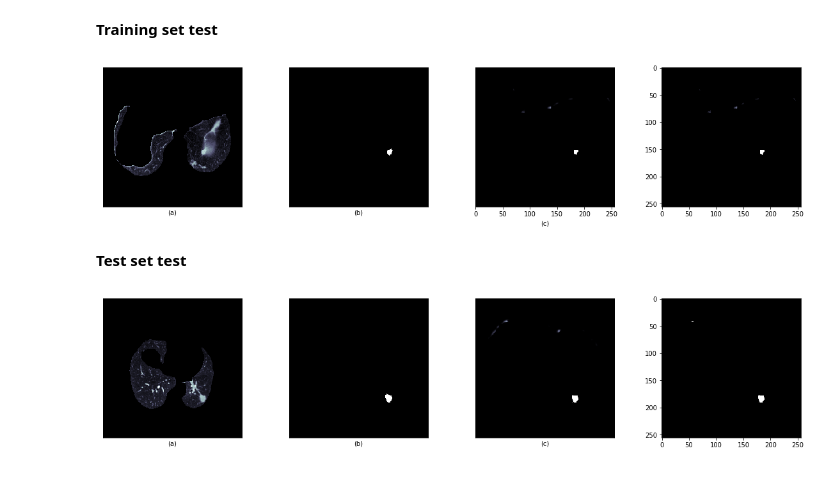
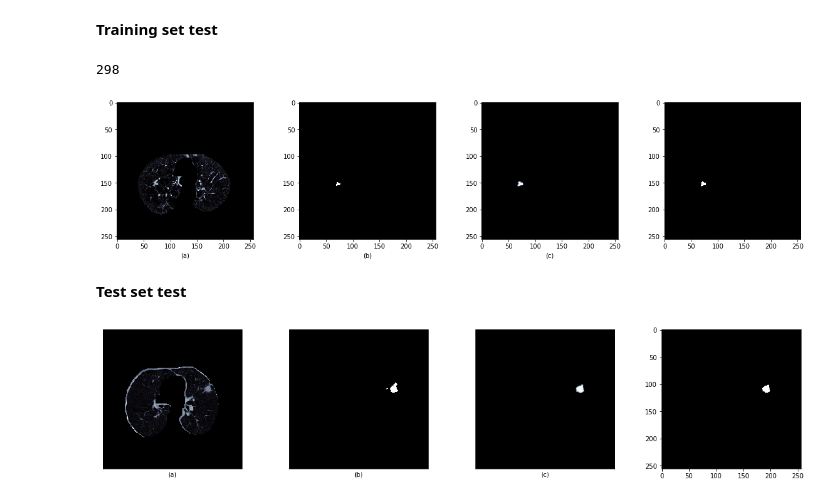
Before and after one commit to maggiebasta/lung-cancer-thesis, a Jupyter notebook: unet_2d/trainUnet.ipynb, the cells around one changed output. Drawn from its saved outputs; the diff is of its cells as text; code cells hidden in the pictures.

Commit message:
updating models

```diff
--- a/unet_2d/trainUnet.ipynb
+++ b/unet_2d/trainUnet.ipynb
@@ -85,18 +74,19 @@ show_augmentation('data/train/label/2.tif', label_generator_train, n_rows=1)
 # %% [markdown]
 ## Instantiate the U-Net
 # %%
-# model = unet()
-model = res_unet()
+model = unet_2d_res()
 model.compile(
-    optimizer = Adam(lr = 3e-5),
+    optimizer = Adam(lr = 8e-5),
+#     loss=hausdorff_loss,
     loss=weighted_cross_entropy,
+#     loss=dice_coef_weighted_loss,
     metrics = [
         'accuracy',
-        dice_coef,
-        jaccard_distance,
+#         dice_coef,
+#         jaccard_distance,
         tf.keras.metrics.Precision(),
         tf.keras.metrics.Recall(),
-        tf.keras.metrics.SpecificityAtSensitivity(.5)
+        tf.keras.metrics.SpecificityAtSensitivity(.5),
     ]
 )
 model_checkpoint = ModelCheckpoint(MODEL_NAME, monitor='loss',verbose=0, save_best_only=True)
@@ -114,10 +104,12 @@ targets is deprecated, use labels instead
 # %% [markdown]
 ## Train the U-Net
 # %%
-model.fit_generator(
+model_history = model.fit_generator(
     train_generator,
-    steps_per_epoch = 1000,
+    validation_data= val_generator,
+    validation_steps=100,
+    steps_per_epoch = 500,
     epochs = 20,
-#     callbacks=[model_checkpoint]
+    callbacks=[model_checkpoint]
 )
 # %% [output]
@@ -149,40 +142,41 @@ model.load_weights('unet_lidc.hdf5')
 **Training set test**
 # %%
 train_idx = np.random.randint(len(os.listdir('data/train/image')))
+print(train_idx)
 # train_idx = 449
-img0 = io.imread(f'data/train/image/{train_idx}.tif', as_gray=True)
+img0 = io.imread(f'data/train/image/{train_idx}.tif', as_gray=True)/255
 mask0 = io.imread(f'data/train/label/{train_idx}.tif', as_gray=True)
 x = img_to_array(img0)
 y = img_to_array(mask0)
 
 result = model.predict(x.reshape(1, 256, 256, 1))
 # results = model.predict_generator(train_generator, 2, verbose=1)
 
 fig, axs = plt.subplots(1, 4, figsize=(20, 4))
 axs[0].imshow(x.reshape(256, 256), cmap='bone')
 axs[1].imshow(y.reshape(256, 256), cmap='bone')
 axs[2].imshow(result.reshape(256, 256), cmap='bone')
-axs[3].imshow(np.round(result.reshape(256, 256),1), cmap='bone')
+axs[3].imshow(np.round(result.reshape(256, 256)), cmap='bone')
 
 axs[0].set_xlabel("(a)")
 axs[1].set_xlabel("(b)")
 axs[2].set_xlabel("(c)")
 
-axs[0].set_xticks([])
-axs[0].set_yticks([])
-axs[1].set_xticks([])
-axs[1].set_yticks([])
-axs[2].set_yticks([])
+# for ax in axs:
+#     ax.set_xticks([])
+#     ax.set_yticks([])
+
 
 plt.show()
 # %% [output]
+298
-[figure, old version]
+[figure, new version]
 # %% [markdown]
 **Test set test**
 # %%
 test_idx = np.random.randint(len(os.listdir('data/test/image')))
 # test_idx = 53
-img0 = io.imread(f'data/test/image/{test_idx}.tif', as_gray=True)
+img0 = io.imread(f'data/test/image/{test_idx}.tif', as_gray=True)/255
 mask0 = io.imread(f'data/test/label/{test_idx}.tif', as_gray=True)
 
 x = img_to_array(img0)
@@ -195,7 +189,7 @@ fig, axs = plt.subplots(1, 4, figsize=(20, 4))
 axs[0].imshow(x.reshape(256, 256), cmap='bone')
 axs[1].imshow(y.reshape(256, 256), cmap='bone')
 axs[2].imshow(result.reshape(256, 256), cmap='bone')
-axs[3].imshow(np.round(result.reshape(256, 256),0), cmap='bone')
+axs[3].imshow(np.round(result.reshape(256, 256)), cmap='bone')
 
 axs[0].set_xlabel("(a)")
 axs[1].set_xlabel("(b)")
@@ -210,4 +204,4 @@ axs[2].set_yticks([])
 
 plt.show()
 # %% [output]
-[figure, old version]
+[figure, new version]
```
Also changed, not shown: parts of 9 cells of this notebook, 3 other files.
